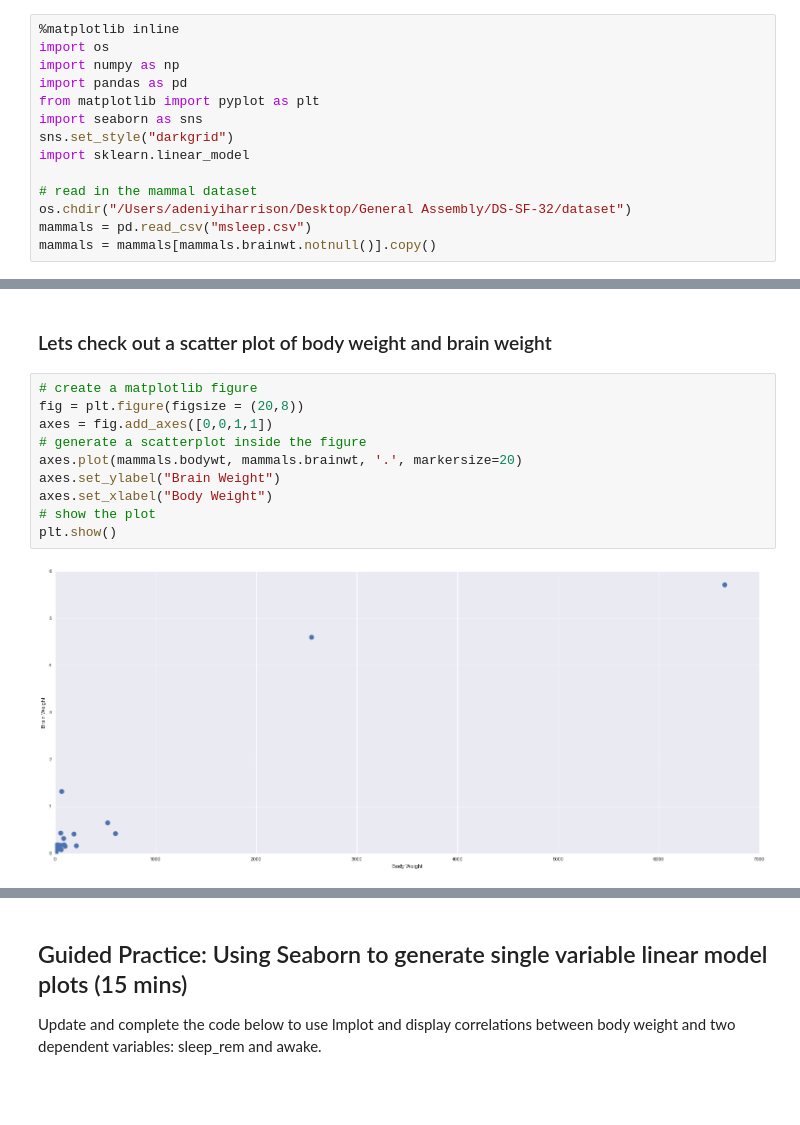
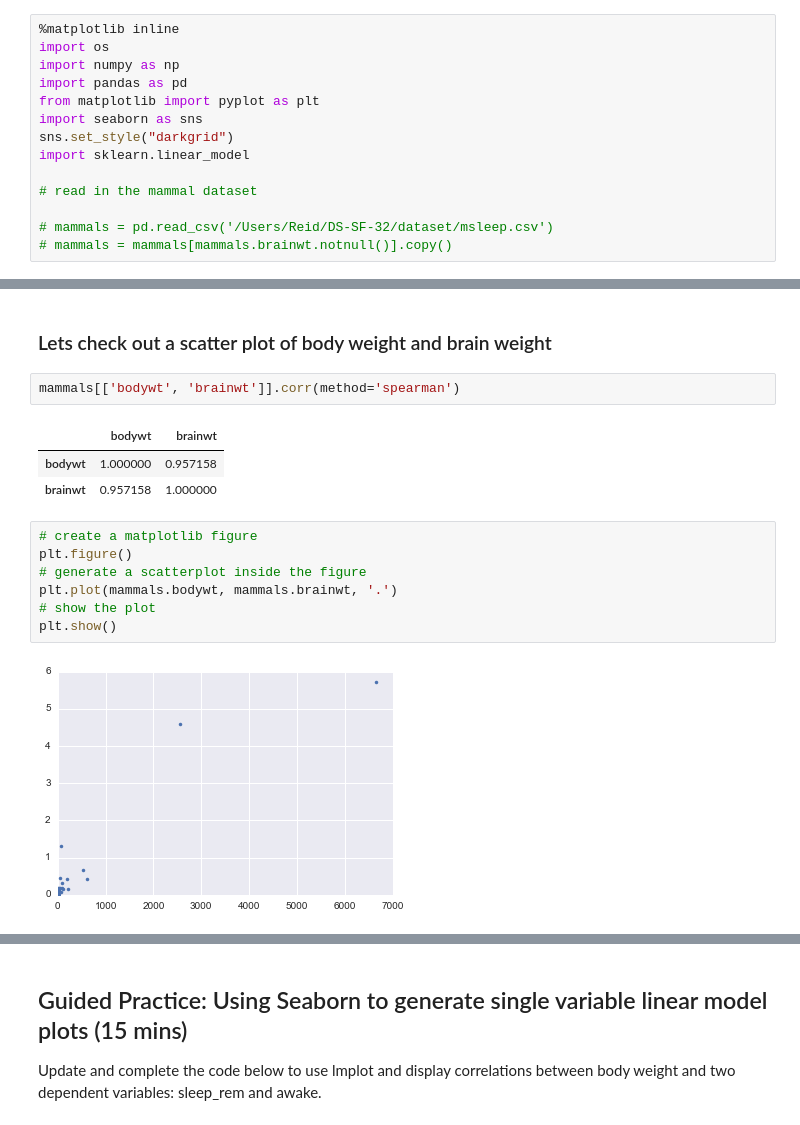
Before and after one commit to aaharrison/GeneralAssembly, a Jupyter notebook: Lessons/starter-code-5.ipynb, the cells around one changed output, grey strips where cells are left out. Drawn from its saved outputs; the diff is of its cells as text; blank space fills up the shorter version.

```diff
--- a/Lessons/starter-code-5.ipynb
+++ b/Lessons/starter-code-5.ipynb
@@ -11,8 +11,8 @@ sns.set_style("darkgrid")
 import sklearn.linear_model
 
 # read in the mammal dataset
-os.chdir("/Users/adeniyiharrison/Desktop/General Assembly/DS-SF-32/dataset")
-mammals = pd.read_csv("msleep.csv")
-mammals = mammals[mammals.brainwt.notnull()].copy()
+
+# mammals = pd.read_csv('/Users/Reid/DS-SF-32/dataset/msleep.csv')
+# mammals = mammals[mammals.brainwt.notnull()].copy()
 # %% [markdown]
 ### Explore our mammals dataset
@@ -31,15 +31,18 @@ mammals.describe()
 # %% [markdown]
 ### Lets check out a scatter plot of body weight and brain weight
+# %%
+mammals[['bodywt', 'brainwt']].corr(method='spearman')
+# %% [output]
+|  | bodywt | brainwt |
+| bodywt | 1.000000 | 0.957158 |
+| brainwt | 0.957158 | 1.000000 |
 # %%
 # create a matplotlib figure
-fig = plt.figure(figsize = (20,8))
-axes = fig.add_axes([0,0,1,1])
+plt.figure()
 # generate a scatterplot inside the figure
-axes.plot(mammals.bodywt, mammals.brainwt, '.', markersize=20)
-axes.set_ylabel("Brain Weight")
-axes.set_xlabel("Body Weight")
+plt.plot(mammals.bodywt, mammals.brainwt, '.')
 # show the plot
 plt.show()
 # %% [output]
-[figure, old version]
+[figure, new version]
 # %%
```
Also changed, not shown: parts of 55 cells of this notebook, 1 other file.
